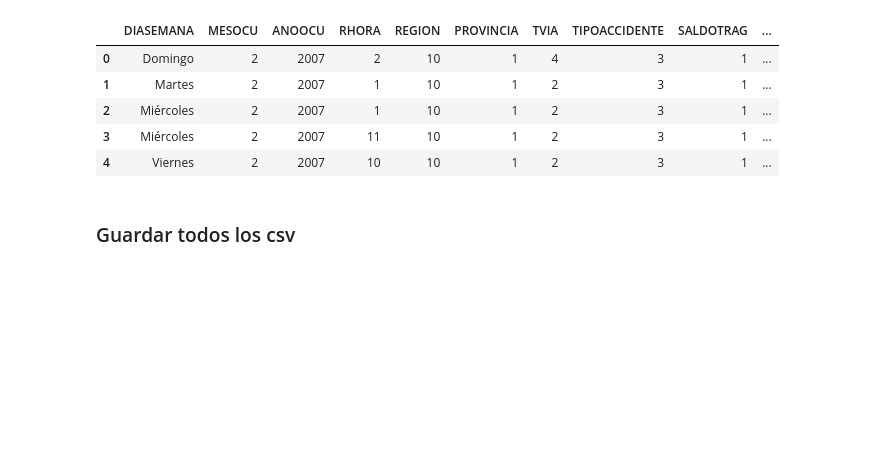
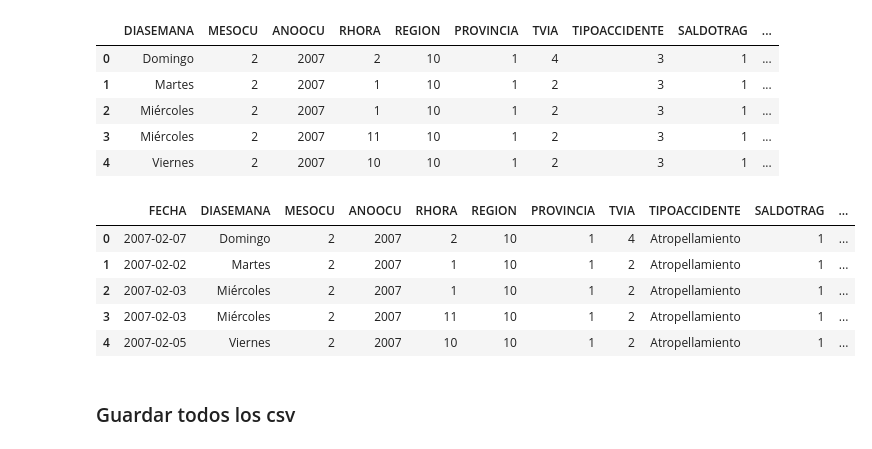
Before and after one commit to ngcarvajall/Accidentes_mortales_RD, a Jupyter notebook: Notebooks/Accidentes.ipynb, the cells around one changed output. Cells and saved outputs as stored; diff of their text form; code cells hidden in the pictures; blank space fills up the shorter version.

```diff
--- a/Notebooks/Accidentes.ipynb
+++ b/Notebooks/Accidentes.ipynb
@@ -299 +346,10 @@ df_llena['TIPOACCIDENTE'] = df_llena['TIPOACCIDENTE'].map(mapeo_filtrado)
+# %%
+df_llena.head()
+# %% [output]
+|  | FECHA | DIASEMANA | MESOCU | ANOOCU | RHORA | REGION | PROVINCIA | TVIA | TIPOACCIDENTE | SALDOTRAG | ... |
+| 0 | 2007-02-07 | Domingo | 2 | 2007 | 2 | 10 | 1 | 4 | Atropellamiento | 1 | ... |
+| 1 | 2007-02-02 | Martes | 2 | 2007 | 1 | 10 | 1 | 2 | Atropellamiento | 1 | ... |
+| 2 | 2007-02-03 | Miércoles | 2 | 2007 | 1 | 10 | 1 | 2 | Atropellamiento | 1 | ... |
+| 3 | 2007-02-03 | Miércoles | 2 | 2007 | 11 | 10 | 1 | 2 | Atropellamiento | 1 | ... |
+| 4 | 2007-02-05 | Viernes | 2 | 2007 | 10 | 10 | 1 | 2 | Atropellamiento | 1 | ... |
 # %%
```
Also changed, not shown: parts of 15 cells of this notebook, 1 other file.
